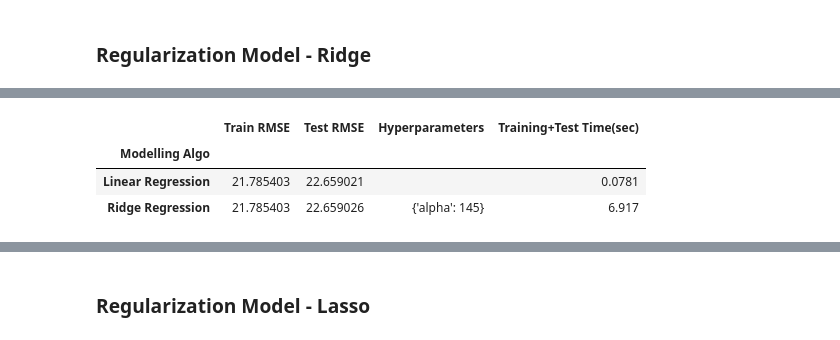
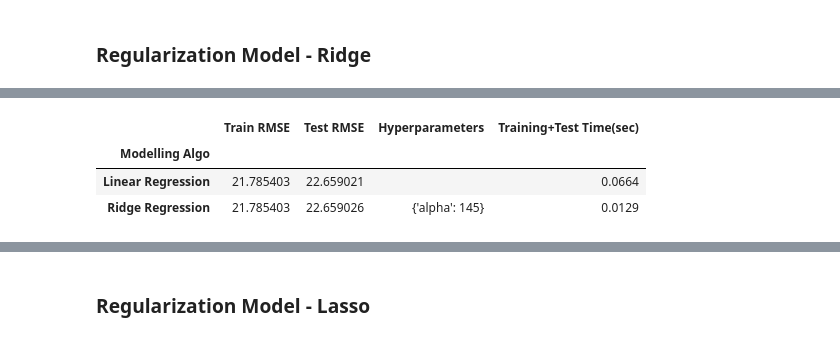
Before and after one commit to Ahmed-Ashraf-Marzouk/Elzoboon-CRM, a Jupyter notebook: Sales_forecasting/sales_forecasting.ipynb, the cells around one changed output, grey strips where cells are left out. Cells and saved outputs as stored; diff of their text form; code cells hidden in the pictures.

```diff
--- a/Sales_forecasting/sales_forecasting.ipynb
+++ b/Sales_forecasting/sales_forecasting.ipynb
@@ -258,4 +279,4 @@ orders.to_excel('ex_retail2_forecasting_data.xlsx')
 # %% [markdown]
 ## Train and Test data preperation
 # %%
-orders = pd.read_excel('../ex_retail2_forecasting_data.xlsx')
+orders = pd.read_excel('ex_retail2_forecasting_data_v3.xlsx', index_col=False)
@@ -365,7 +401,7 @@ CPU times: total: 46.9 ms
 Wall time: 14 ms
 # %%
-algo_score.loc['Linear Regression', 'Training+Test Time(sec)'] = 0.0781
-cv_time.append(0.0781)
+algo_score.loc['Linear Regression', 'Training+Test Time(sec)'] = 0.0664
+cv_time.append(0.0664)
 algo_score
 # %% [output]
 |  | Train RMSE | Test RMSE | Hyperparameters | Training+Test Time(sec) |
@@ -420,12 +456,12 @@ Wall time: 12 ms
 # %%
-algo_score.loc['Ridge Regression', 'Training+Test Time(sec)'] = 6.917
-cv_time.append(0.012)
+algo_score.loc['Ridge Regression', 'Training+Test Time(sec)'] = 0.0129
+cv_time.append(0.0129)
 algo_score
 # %% [output]
 |  | Train RMSE | Test RMSE | Hyperparameters | Training+Test Time(sec) |
 | Modelling Algo |  |  |  |  |
-| Linear Regression | 21.785403 | 22.659021 |  | 0.0781 |
-| Ridge Regression | 21.785403 | 22.659026 | {'alpha': 145} | 6.917 |
+| Linear Regression | 21.785403 | 22.659021 |  | 0.0664 |
+| Ridge Regression | 21.785403 | 22.659026 | {'alpha': 145} | 0.0129 |
 # %%
 # Features and the Estimated Ridge Regression Coefficients
 df_coeff['Ridge_Coeff'] = ridge.best_estimator_.coef_
```
Also changed, not shown: parts of 77 cells of this notebook.
